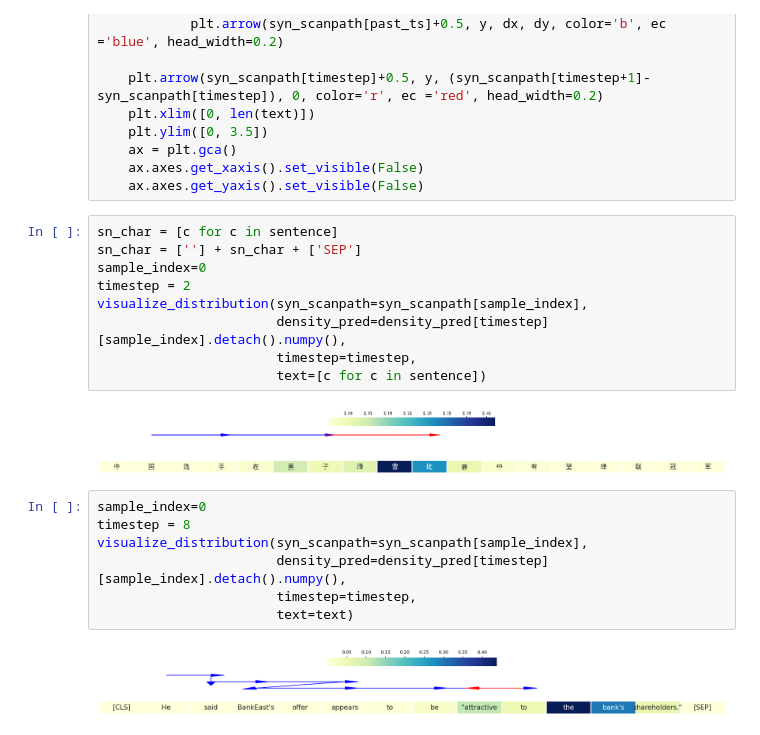
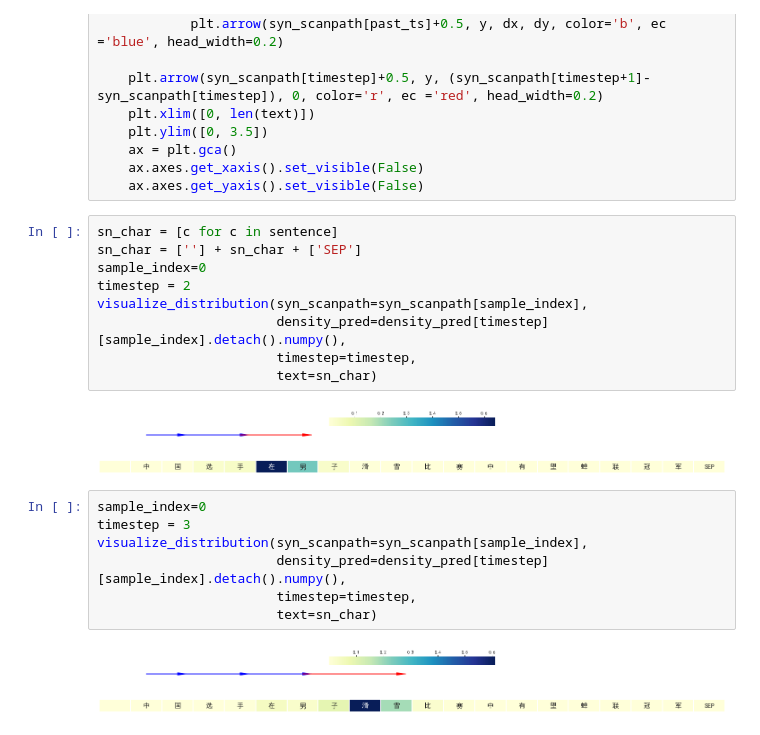
Before and after one commit to sjgerstner/Eyettention_text, a Jupyter notebook: Eyettention_examples_chinese.ipynb, the cells around one changed output. Cells and saved outputs as stored; diff of their text form.

```diff
--- a/Eyettention_examples_chinese.ipynb
+++ b/Eyettention_examples_chinese.ipynb
@@ -251,15 +252,15 @@ timestep = 2
 visualize_distribution(syn_scanpath=syn_scanpath[sample_index],
                        density_pred=density_pred[timestep][sample_index].detach().numpy(),
                        timestep=timestep,
-                       text=[c for c in sentence])
+                       text=sn_char)
 # %% [output]
-[figure, old version]
+[figure, new version]
 # %%
 sample_index=0
-timestep = 8
+timestep = 3
 visualize_distribution(syn_scanpath=syn_scanpath[sample_index],
                        density_pred=density_pred[timestep][sample_index].detach().numpy(),
                        timestep=timestep,
-                       text=text)
+                       text=sn_char)
 # %% [output]
-[figure, old version]
+[figure, new version]
```
Also changed, not shown: parts of 7 cells of this notebook.
